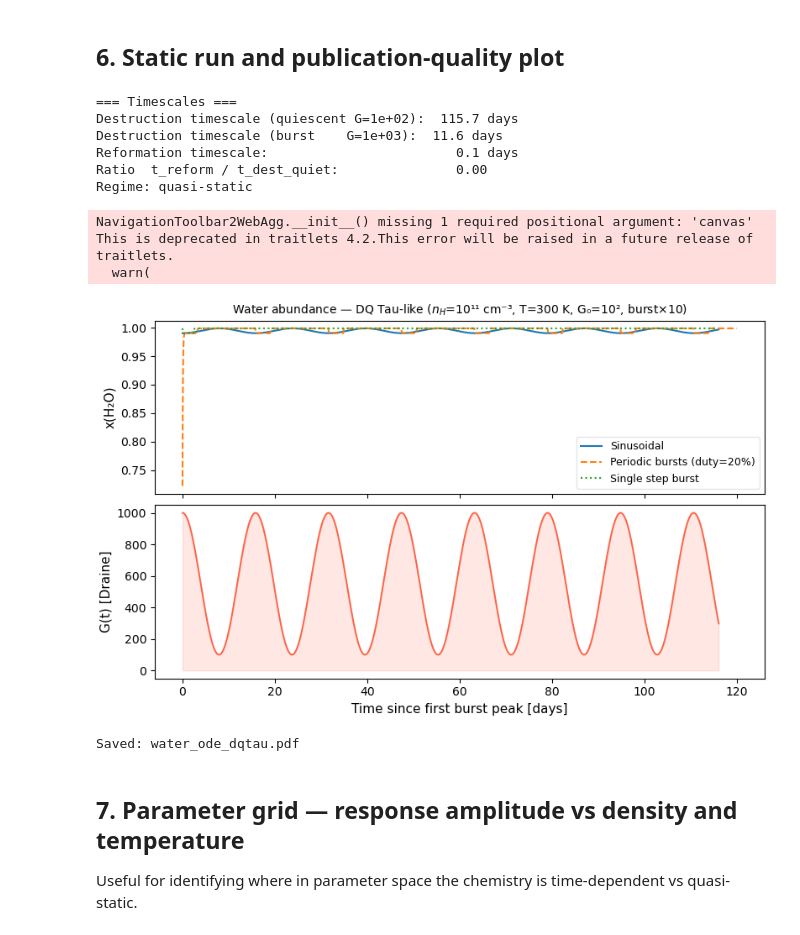
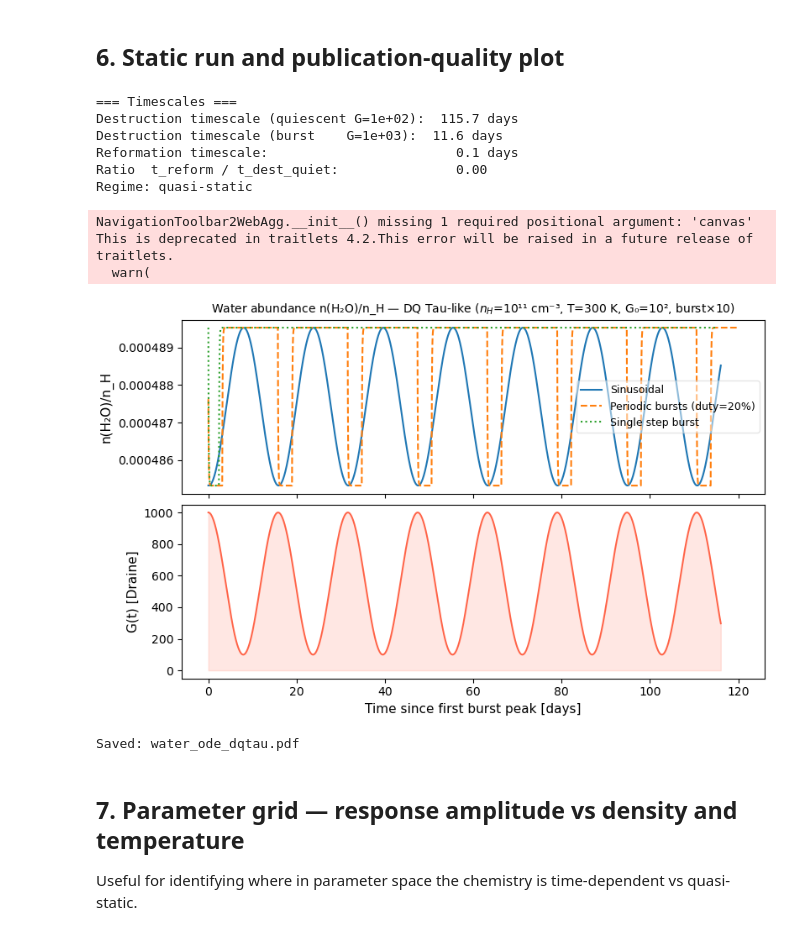
Before and after one commit to chrab/DQTauToyModel, a Jupyter notebook: water_ode.ipynb, the cells around one changed output. Saved outputs shown, nothing was run; the diff lists cells and outputs as text; code cells hidden in the pictures.

```diff
--- a/water_ode.ipynb
+++ b/water_ode.ipynb
@@ -89,11 +89,13 @@ def uv_field(t_days, mode, G0, G_burst, period_days, duty_cycle=0.2):
 ## 3. ODE solver
 # %%
 def solve_water_ode(nH, T, G0, G_burst, period_days, tmax_days,
-                    uv_mode='sine', duty_cycle=0.2, x0=0.5, dt_days=0.05):
+                    uv_mode='sine', duty_cycle=0.2, x0=None, dt_days=0.05,
+                    eps_O=4.9e-4):
     """
     Integrate the two-level water ODE using explicit Euler.
 
-    ODE:  dx/dt = k_form(T, nH) * (1 - x) - k_pd(G(t)) * x
+    ODE:  dy/dt = k_form(T, nH) * (eps_O - y) - k_pd(G(t)) * y
+    where y = n(H2O)/n_H is the water abundance relative to hydrogen.
 
     Parameters
     ----------
@@ -105,17 +107,24 @@ def solve_water_ode(nH, T, G0, G_burst, period_days, tmax_days,
     tmax_days   : total integration time [days]
     uv_mode     : UV prescription ('sine', 'step', 'periodic_burst')
     duty_cycle  : burst duty cycle for periodic_burst mode
-    x0          : initial water fraction (default 0.5)
+    x0          : initial water abundance n(H2O)/n_H; None → quiescent equilibrium
     dt_days     : timestep [days] — reduce for strong bursts
+    eps_O       : elemental oxygen abundance n_O/n_H (default: solar, 4.9e-4)
 
     Returns
     -------
     t_days : ndarray, time axis [days]
-    x      : ndarray, water fraction x(H2O)
+    y      : ndarray, water abundance n(H2O)/n_H
     G      : ndarray, UV field G(t) [Draine units]
     """
     dt = dt_days * 86400.0  # days -> seconds
     nsteps = int(tmax_days / dt_days)
+
+    # Initial condition: quiescent equilibrium if not specified
+    kf_init  = k_formation(T, nH)
+    kpd_init = k_photodiss(G0)
+    if x0 is None:
+        x0 = kf_init * eps_O / (kf_init + kpd_init)
 
     t_arr = np.zeros(nsteps + 1)
     x_arr = np.zeros(nsteps + 1)
@@ -127,11 +136,11 @@ def solve_water_ode(nH, T, G0, G_burst, period_days, tmax_days,
         G   = float(uv_field(t_d, uv_mode, G0, G_burst, period_days, duty_cycle))
         kpd = k_photodiss(G)
         kf  = k_formation(T, nH)
-        dxdt = kf * (1.0 - x) - kpd * x
+        dxdt = kf * (eps_O - x) - kpd * x
         t_arr[i] = t_d
         x_arr[i] = x
         G_arr[i] = G
-        x = float(np.clip(x + dxdt * dt, 0.0, 1.0))
+        x = float(np.clip(x + dxdt * dt, 0.0, eps_O))
 
     return t_arr, x_arr, G_arr
 # %% [markdown]
@@ -178,36 +187,36 @@ def first_peak_idx(G, G0):
 for mode, ls, label in [
     ('sine',            '-',  'Sinusoidal'),
     ('periodic_burst',  '--', 'Periodic bursts (duty=20%)'),
     ('step',            ':',  'Single step burst'),
 ]:
     t, x, G = solve_water_ode(**params, uv_mode=mode, dt_days=0.05)
     i0 = first_peak_idx(G, params['G0'])
     sl = slice(i0, None)
     axes[0].plot(t[sl] - t[i0], x[sl], ls=ls, lw=1.5, label=label)
     if mode == 'sine':
         axes[1].plot(t[sl] - t[i0], G[sl], color='tomato', lw=1.4)
         axes[1].fill_between(t[sl] - t[i0], G[sl], alpha=0.15, color='tomato')
 
-axes[0].set_ylabel('x(H₂O)',         fontsize=11)
+axes[0].set_ylabel('n(H₂O)/n_H',     fontsize=11)
 axes[1].set_ylabel('G(t) [Draine]',  fontsize=11)
 axes[1].set_xlabel('Time since first burst peak [days]', fontsize=11)
 axes[0].legend(fontsize=9, framealpha=0.5)
-axes[0].set_title(f'Water abundance — DQ Tau-like ($n_H$=10¹¹ cm⁻³, T=300 K, G₀=10², burst×10)', fontsize=10)
+axes[0].set_title(f'Water abundance n(H₂O)/n_H — DQ Tau-like ($n_H$=10¹¹ cm⁻³, T=300 K, G₀=10², burst×10)', fontsize=10)
 
 plt.savefig('water_ode_dqtau.pdf', bbox_inches='tight')
 plt.show()
 print("Saved: water_ode_dqtau.pdf")
 # %% [output]
 === Timescales ===
 Destruction timescale (quiescent G=1e+02):  115.7 days
 Destruction timescale (burst    G=1e+03):  11.6 days
 Reformation timescale:                        0.1 days
 Ratio  t_reform / t_dest_quiet:               0.00
 Regime: quasi-static
 NavigationToolbar2WebAgg.__init__() missing 1 required positional argument: 'canvas'
 This is deprecated in traitlets 4.2.This error will be raised in a future release of traitlets.
   warn(
-[figure, old version]
+[figure, new version]
 Saved: water_ode_dqtau.pdf
 # %% [markdown]
 ## 7. Parameter grid — response amplitude vs density and temperature
```
Also changed, not shown: parts of 3 cells of this notebook.
